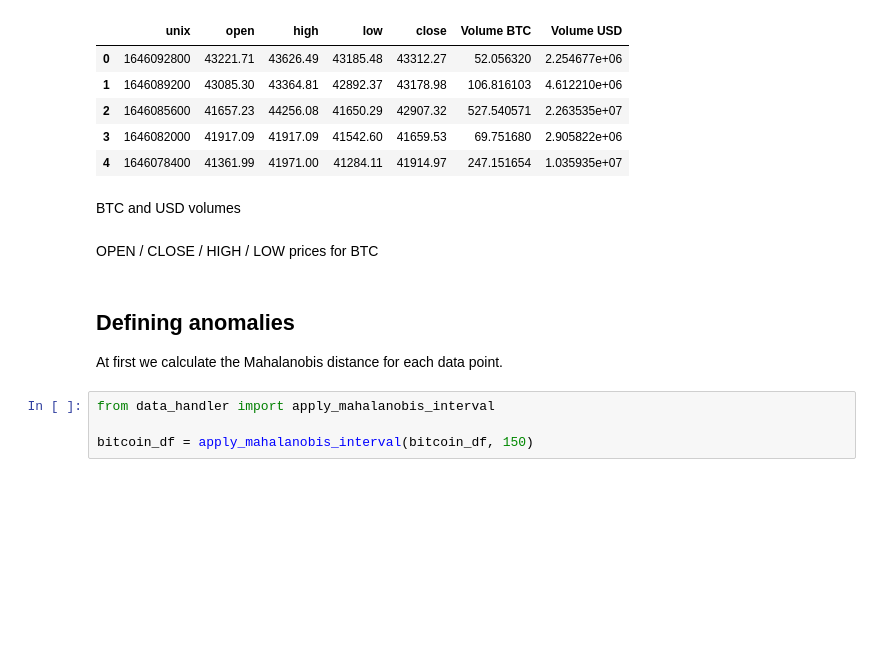
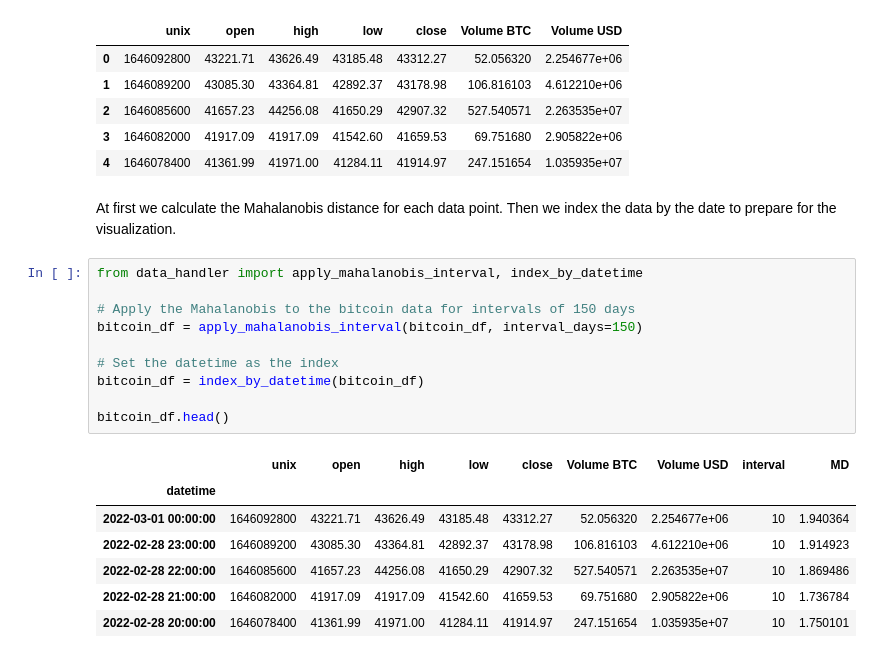
Before and after one commit to iAndRYou/anomalies, a Jupyter notebook: model.ipynb, the cells around one changed output. Drawn from its saved outputs; the diff is of its cells as text; blank space fills up the shorter version.

```diff
--- a/model.ipynb
+++ b/model.ipynb
@@ -14,15 +14,23 @@ bitcoin_df.head()
 | 2 | 1646085600 | 41657.23 | 44256.08 | 41650.29 | 42907.32 | 527.540571 | 2.263535e+07 |
 | 3 | 1646082000 | 41917.09 | 41917.09 | 41542.60 | 41659.53 | 69.751680 | 2.905822e+06 |
 | 4 | 1646078400 | 41361.99 | 41971.00 | 41284.11 | 41914.97 | 247.151654 | 1.035935e+07 |
-# %% [markdown]
-BTC and USD volumes
-# %% [markdown]
-OPEN / CLOSE / HIGH / LOW prices for BTC
 # %% [markdown]
-## Defining anomalies
-
-At first we calculate the Mahalanobis distance for each data point.
+At first we calculate the Mahalanobis distance for each data point. Then we index the data by the date to prepare for the visualization.
-# %%
-from data_handler import apply_mahalanobis_interval
-
-bitcoin_df = apply_mahalanobis_interval(bitcoin_df, 150)
+# %%
+from data_handler import apply_mahalanobis_interval, index_by_datetime
+
+# Apply the Mahalanobis to the bitcoin data for intervals of 150 days
+bitcoin_df = apply_mahalanobis_interval(bitcoin_df, interval_days=150)
+
+# Set the datetime as the index
+bitcoin_df = index_by_datetime(bitcoin_df)
+
+bitcoin_df.head()
+# %% [output]
+|  | unix | open | high | low | close | Volume BTC | Volume USD | interval | MD |
+| datetime |  |  |  |  |  |  |  |  |  |
+| 2022-03-01 00:00:00 | 1646092800 | 43221.71 | 43626.49 | 43185.48 | 43312.27 | 52.056320 | 2.254677e+06 | 10 | 1.940364 |
+| 2022-02-28 23:00:00 | 1646089200 | 43085.30 | 43364.81 | 42892.37 | 43178.98 | 106.816103 | 4.612210e+06 | 10 | 1.914923 |
+| 2022-02-28 22:00:00 | 1646085600 | 41657.23 | 44256.08 | 41650.29 | 42907.32 | 527.540571 | 2.263535e+07 | 10 | 1.869486 |
+| 2022-02-28 21:00:00 | 1646082000 | 41917.09 | 41917.09 | 41542.60 | 41659.53 | 69.751680 | 2.905822e+06 | 10 | 1.736784 |
+| 2022-02-28 20:00:00 | 1646078400 | 41361.99 | 41971.00 | 41284.11 | 41914.97 | 247.151654 | 1.035935e+07 | 10 | 1.750101 |
```
Also changed, not shown: parts of 6 cells of this notebook, 1 other file.
